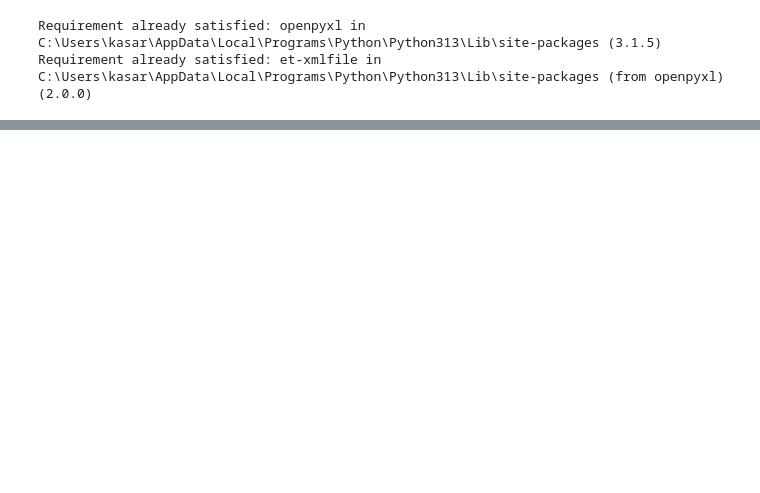
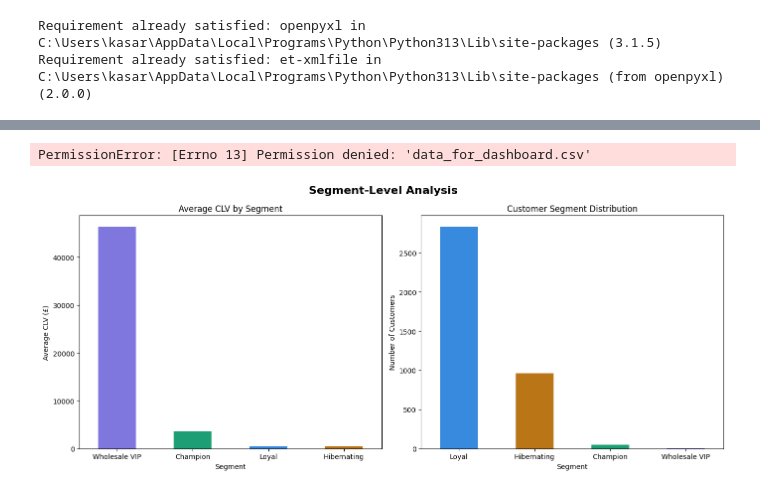
Before and after one commit to kasarapukartik1-debug/Customer-Segmentation-Retention-Analysis, a Jupyter notebook: csnrproj-checkpoint.ipynb, the cells around one changed output, grey strips where cells are left out. Cells and saved outputs as stored; diff of their text form; code cells hidden in the pictures; blank space fills up the shorter version.

```diff
--- a/csnrproj-checkpoint.ipynb
+++ b/csnrproj-checkpoint.ipynb
@@ -87,0 +135,10 @@ print(rfm_table['Segment'].value_counts(normalize=True).mul(100).round(1))
+# %%
+cluster_to_segment = {
+    0: 'Loyal',        # regular buyers, moderate spend
+    1: 'Wholesale VIP', # extreme frequency + spend — B2B buyers
+    2: 'Champion',     # best retail customers, recent + frequent
+    3: 'Hibernating'   # 230 days since last purchase — at risk of being lost
+}
+
+rfm_table['Segment'] = rfm_table['Cluster'].map(cluster_to_segment)
+print(rfm_table['Segment'].value_counts())
@@ -133,2 +221,37 @@ print(os.getcwd())
 # %%
 rfm_table.to_csv('data_for_dashboard.csv', index=False)
+# %% [output]
+PermissionError: [Errno 13] Permission denied: 'data_for_dashboard.csv'
+# %%
+import matplotlib.pyplot as plt
+
+# Define custom colors for segments
+colors = {'Loyal':'#378ADD','Hibernating':'#BA7517',
+          'Champion':'#1D9E75','Wholesale VIP':'#7F77DD'}
+
+fig, axes = plt.subplots(1, 2, figsize=(14, 6))
+fig.suptitle('Segment-Level Analysis', fontsize=16, fontweight='bold')
+
+# 5. Average CLV by Segment
+rfm_table.groupby('Segment')['CLV'].mean().sort_values(ascending=False).plot(
+    kind='bar', ax=axes[0],
+    color=[colors[s] for s in rfm_table.groupby('Segment')['CLV'].mean().sort_values(ascending=False).index])
+axes[0].set_title('Average CLV by Segment')
+axes[0].set_xlabel('Segment')
+axes[0].set_ylabel('Average CLV (£)')
+axes[0].tick_params(axis='x', rotation=0)
+
+# 6. Segment Distribution
+rfm_table['Segment'].value_counts().plot(
+    kind='bar', ax=axes[1],
+    color=[colors[s] for s in rfm_table['Segment'].value_counts().index])
+axes[1].set_title('Customer Segment Distribution')
+axes[1].set_xlabel('Segment')
+axes[1].set_ylabel('Number of Customers')
+axes[1].tick_params(axis='x', rotation=0)
+
+plt.tight_layout()
+plt.savefig('final_project.jpg', dpi=300, bbox_inches='tight')
+plt.show()
+# %% [output]
+[figure, added]
```
Also changed, not shown: parts of 17 cells of this notebook.
